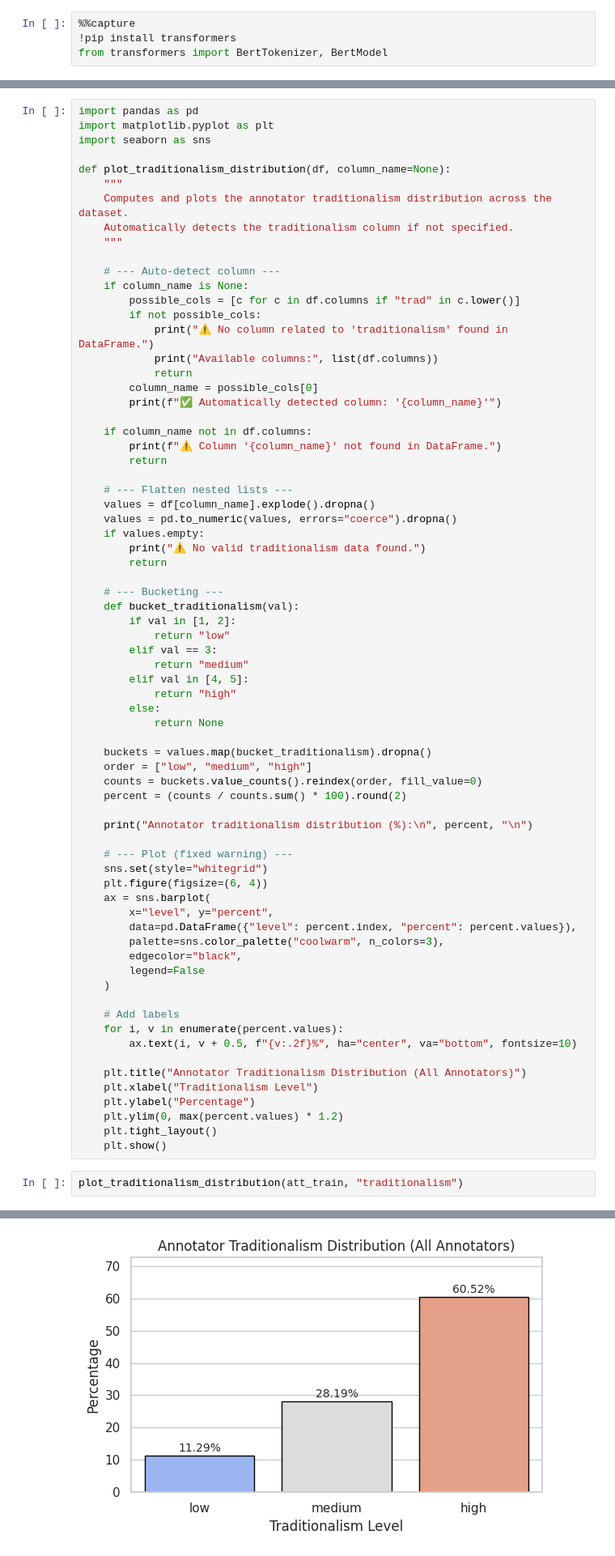
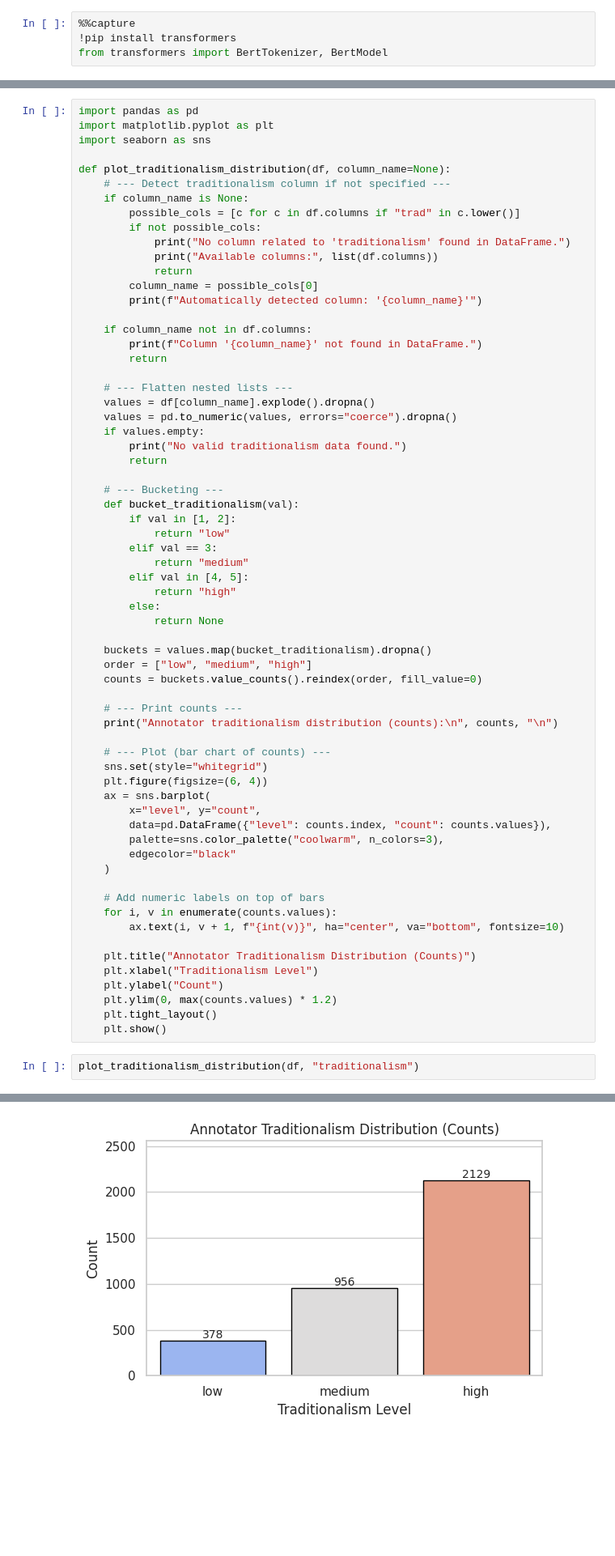
Before and after one commit to Swkratis210204/llm-dfu-bias-study, a Jupyter notebook: Thesis/Code/ThesisCodef.ipynb, the cells around one changed output, grey strips where cells are left out. Shown at 81% size. Drawn from its saved outputs; the diff is of its cells as text; blank space fills up the shorter version.

```diff
--- a/Thesis/Code/ThesisCodef.ipynb
+++ b/Thesis/Code/ThesisCodef.ipynb
@@ -236,30 +245,25 @@ import matplotlib.pyplot as plt
 import seaborn as sns
 
 def plot_traditionalism_distribution(df, column_name=None):
-    """
-    Computes and plots the annotator traditionalism distribution across the dataset.
-    Automatically detects the traditionalism column if not specified.
-    """
-
-    # --- Auto-detect column ---
+    # --- Detect traditionalism column if not specified ---
     if column_name is None:
         possible_cols = [c for c in df.columns if "trad" in c.lower()]
         if not possible_cols:
-            print("⚠️ No column related to 'traditionalism' found in DataFrame.")
+            print("No column related to 'traditionalism' found in DataFrame.")
             print("Available columns:", list(df.columns))
             return
         column_name = possible_cols[0]
-        print(f"✅ Automatically detected column: '{column_name}'")
+        print(f"Automatically detected column: '{column_name}'")
 
     if column_name not in df.columns:
-        print(f"⚠️ Column '{column_name}' not found in DataFrame.")
+        print(f"Column '{column_name}' not found in DataFrame.")
         return
 
     # --- Flatten nested lists ---
     values = df[column_name].explode().dropna()
     values = pd.to_numeric(values, errors="coerce").dropna()
     if values.empty:
-        print("⚠️ No valid traditionalism data found.")
+        print("No valid traditionalism data found.")
         return
 
     # --- Bucketing ---
@@ -276,31 +280,30 @@ def plot_traditionalism_distribution(df, column_name=None):
     buckets = values.map(bucket_traditionalism).dropna()
     order = ["low", "medium", "high"]
     counts = buckets.value_counts().reindex(order, fill_value=0)
-    percent = (counts / counts.sum() * 100).round(2)
 
-    print("Annotator traditionalism distribution (%):\n", percent, "\n")
+    # --- Print counts ---
+    print("Annotator traditionalism distribution (counts):\n", counts, "\n")
 
-    # --- Plot (fixed warning) ---
+    # --- Plot (bar chart of counts) ---
     sns.set(style="whitegrid")
     plt.figure(figsize=(6, 4))
     ax = sns.barplot(
-        x="level", y="percent",
-        data=pd.DataFrame({"level": percent.index, "percent": percent.values}),
+        x="level", y="count",
+        data=pd.DataFrame({"level": counts.index, "count": counts.values}),
         palette=sns.color_palette("coolwarm", n_colors=3),
-        edgecolor="black",
-        legend=False
+        edgecolor="black"
     )
 
-    # Add labels
-    for i, v in enumerate(percent.values):
-        ax.text(i, v + 0.5, f"{v:.2f}%", ha="center", va="bottom", fontsize=10)
+    # Add numeric labels on top of bars
+    for i, v in enumerate(counts.values):
+        ax.text(i, v + 1, f"{int(v)}", ha="center", va="bottom", fontsize=10)
 
-    plt.title("Annotator Traditionalism Distribution (All Annotators)")
+    plt.title("Annotator Traditionalism Distribution (Counts)")
     plt.xlabel("Traditionalism Level")
-    plt.ylabel("Percentage")
-    plt.ylim(0, max(percent.values) * 1.2)
+    plt.ylabel("Count")
+    plt.ylim(0, max(counts.values) * 1.2)
     plt.tight_layout()
     plt.show()
 # %%
-plot_traditionalism_distribution(att_train, "traditionalism")
+plot_traditionalism_distribution(df, "traditionalism")
 # %% [output]
@@ -313,7 +316,7 @@ Name: count, dtype: float64
 Passing `palette` without assigning `hue` is deprecated and will be removed in v0.14.0. Assign the `x` variable to `hue` and set `legend=False` for the same effect.
 
   ax = sns.barplot(
-[figure, old version]
+[figure, new version]
 # %% [markdown]
 # Source code
 # %%
```
Also changed, not shown: parts of 40 cells of this notebook, 6 other files.
